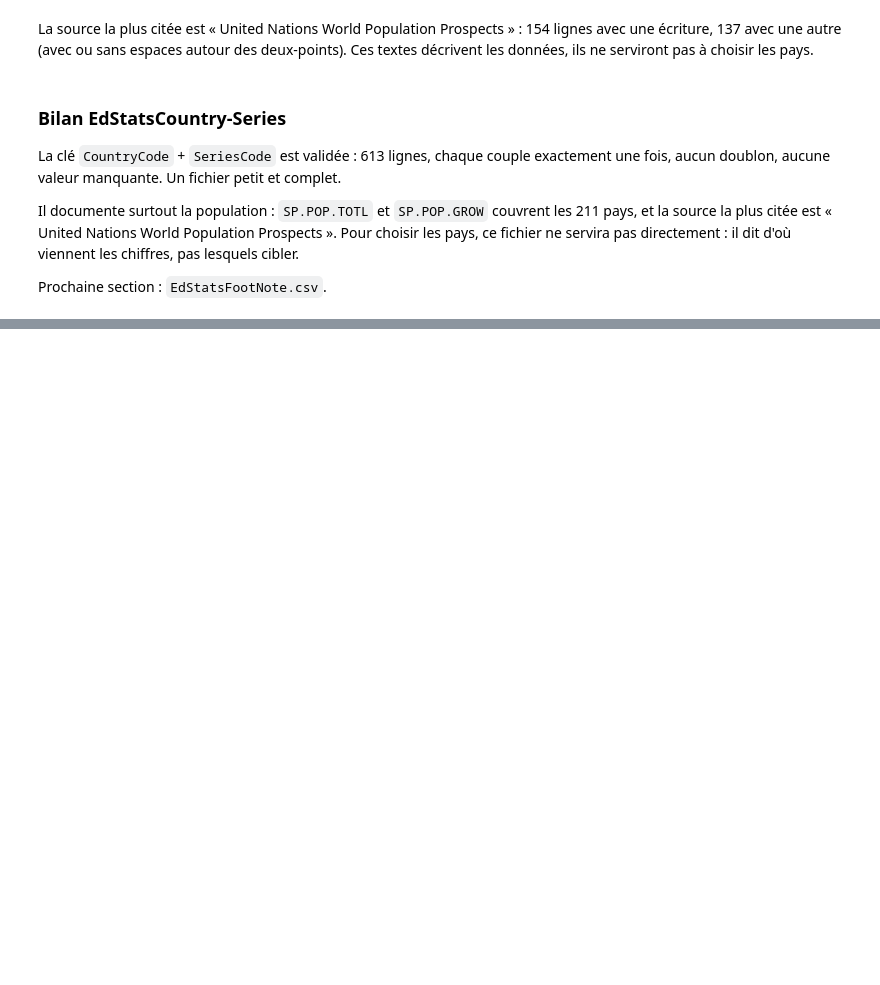
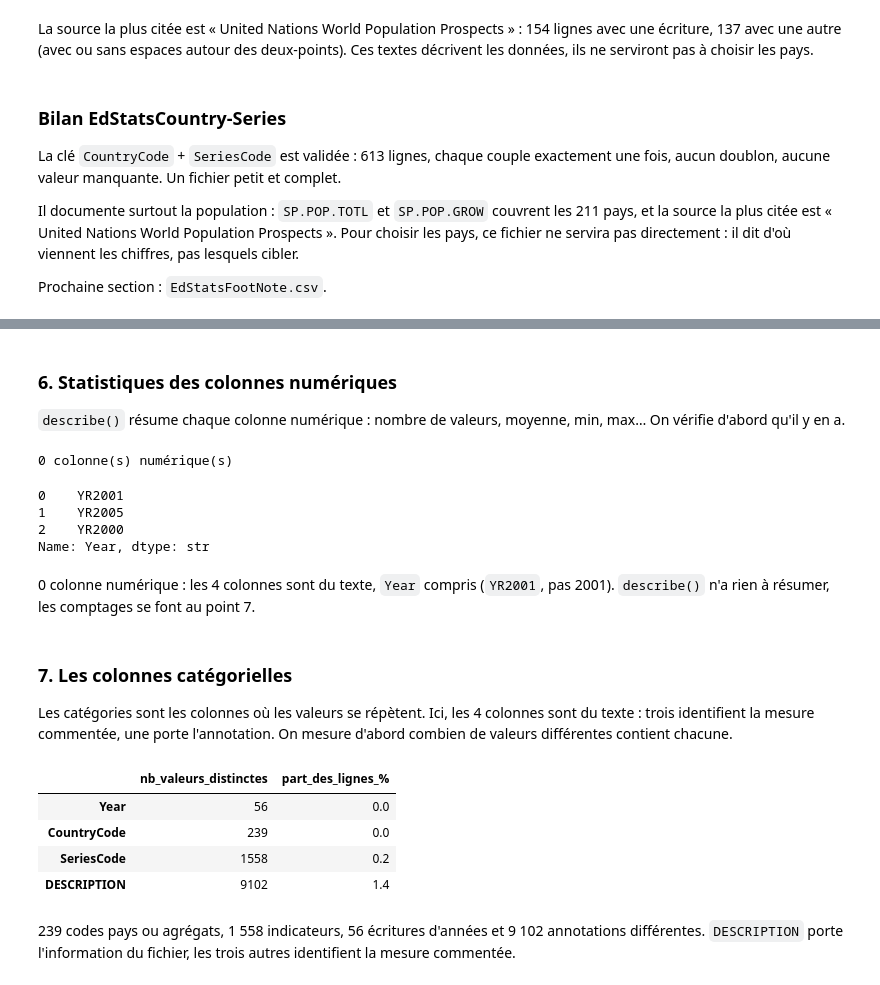
Before and after one commit to humanuoid/oc-p2-education-systems-analysis, a Jupyter notebook: notebooks/data_quality.ipynb, the cells around one changed output, grey strips where cells are left out. Saved outputs shown, nothing was run; the diff lists cells and outputs as text; code cells hidden in the pictures; blank space fills up the shorter version.

```diff
--- a/notebooks/data_quality.ipynb
+++ b/notebooks/data_quality.ipynb
@@ -954,0 +1049,36 @@ Prochaine section : `EdStatsFootNote.csv`.
+# %% [markdown]
+### 6. Statistiques des colonnes numériques
+
+`describe()` résume chaque colonne numérique : nombre de valeurs, moyenne, min, max… On vérifie d'abord qu'il y en a.
+# %%
+numeriques = df.select_dtypes(include="number").columns
+print(f"{len(numeriques)} colonne(s) numérique(s)")
+df["Year"].head(3)  # l'année telle qu'elle est stockée
+# %% [output]
+0 colonne(s) numérique(s)
+0    YR2001
+1    YR2005
+2    YR2000
+Name: Year, dtype: str
+# %% [markdown]
+0 colonne numérique : les 4 colonnes sont du texte, `Year` compris (`YR2001`, pas 2001). `describe()` n'a rien à résumer, les comptages se font au point 7.
+# %% [markdown]
+### 7. Les colonnes catégorielles
+
+Les catégories sont les colonnes où les valeurs se répètent. Ici, les 4 colonnes sont du texte : trois identifient la mesure commentée, une porte l'annotation. On mesure d'abord combien de valeurs différentes contient chacune.
+# %%
+cols_texte = df.select_dtypes(exclude="number").columns
+
+unicite = pd.DataFrame({
+    "nb_valeurs_distinctes": [df[c].nunique() for c in cols_texte],
+    "part_des_lignes_%": [round(df[c].nunique() / len(df) * 100, 1) for c in cols_texte],
+}, index=cols_texte).sort_values("nb_valeurs_distinctes")
+unicite
+# %% [output]
+|  | nb_valeurs_distinctes | part_des_lignes_% |
+| Year | 56 | 0.0 |
+| CountryCode | 239 | 0.0 |
+| SeriesCode | 1558 | 0.2 |
+| DESCRIPTION | 9102 | 1.4 |
+# %% [markdown]
+239 codes pays ou agrégats, 1 558 indicateurs, 56 écritures d'années et 9 102 annotations différentes. `DESCRIPTION` porte l'information du fichier, les trois autres identifient la mesure commentée.
```
Also changed, not shown: parts of 25 cells of this notebook.
